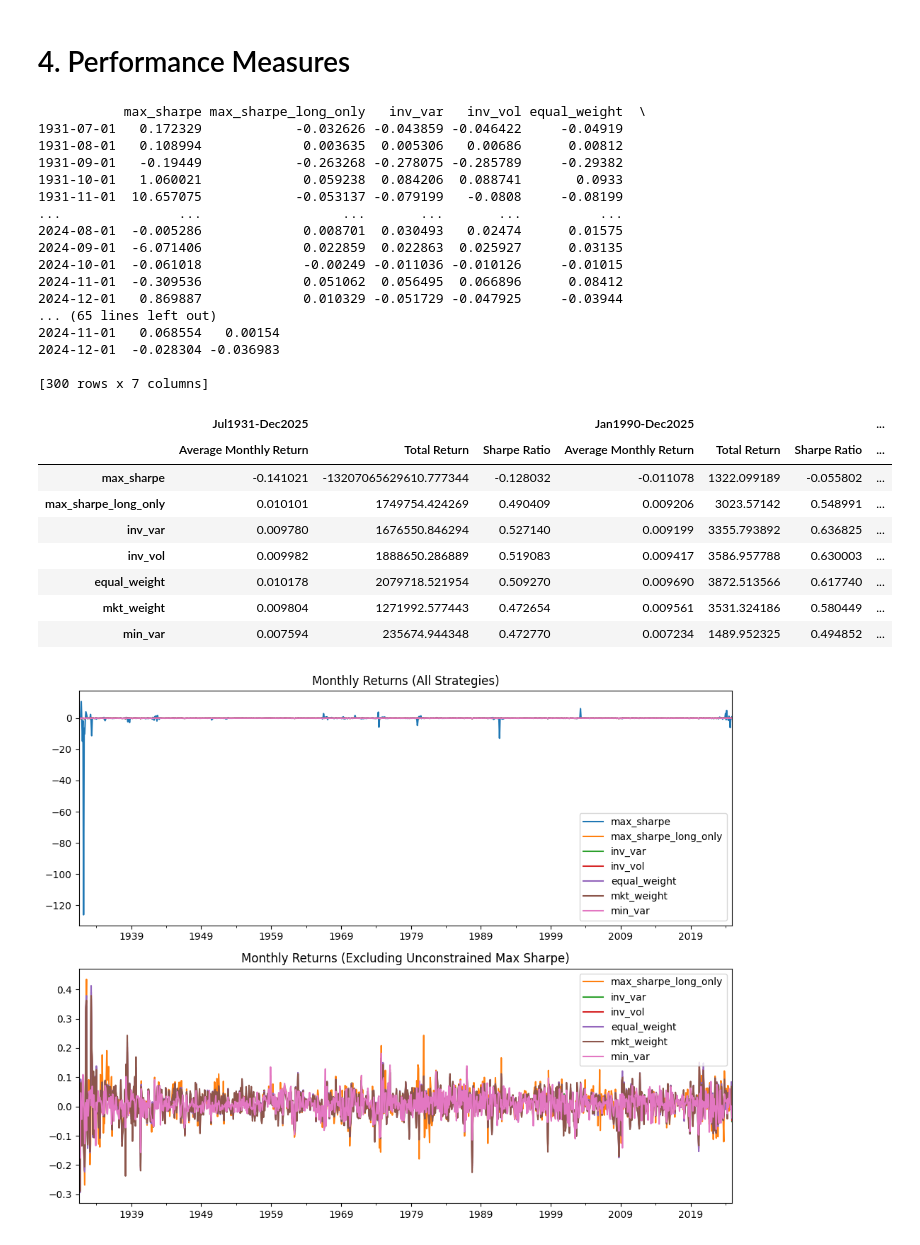
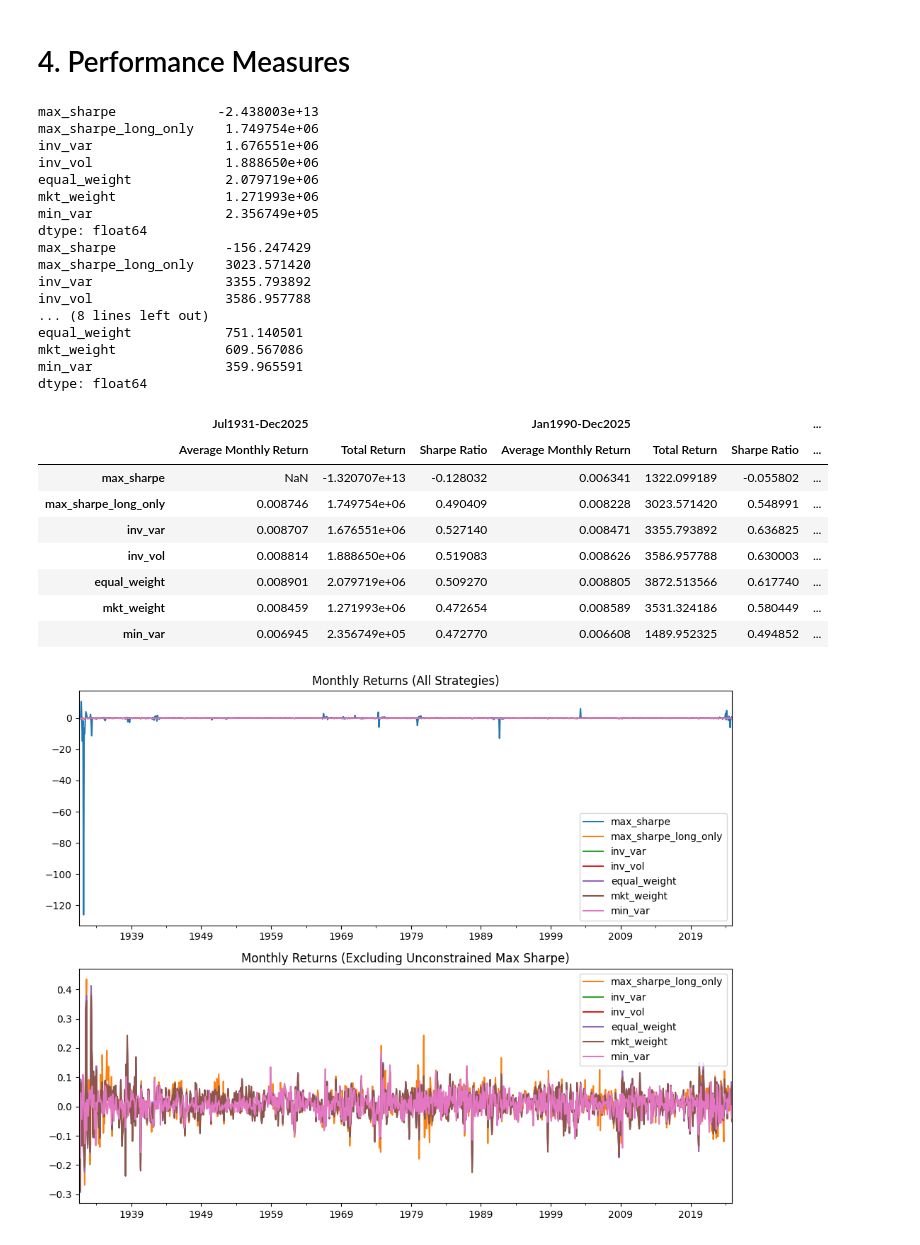
Before and after one commit to alessbressan/FINA60602A, a Jupyter notebook: project_2/Part_A.ipynb, the cells around one changed output. Saved outputs shown, nothing was run; the diff lists cells and outputs as text; code cells hidden in the pictures.

```diff
--- a/project_2/Part_A.ipynb
+++ b/project_2/Part_A.ipynb
@@ -166,7 +166,7 @@ def min_var(df: pd.DataFrame):
 # this includes the current month + 59 previous months, hence making a 60 month (5 year) lookback relative to the current month of returns
 lookback = 59
 
-backtest = pd.DataFrame(index = df.index, columns = ["max_sharpe", "max_sharpe_long_only", "inv_var", "inv_vol", "equal_weight", "mkt_weight", "min_var"])
+backtest = pd.DataFrame(index = df.index, columns = ["max_sharpe", "max_sharpe_long_only", "inv_var", "inv_vol", "equal_weight", "mkt_weight", "min_var"], dtype = "float")
 
 for i in tqdm(range(59, df.shape[0]-1)):
 
@@ -224,59 +216,67 @@ backtest
 # %%
 # periods of interest
 periods = {
     'Jul1931-Dec2025': ('1931-07-01', '2025-12-31'),
     'Jan1990-Dec2025': ('1990-01-01', '2025-12-31'),
     'Jan2000-Dec2025': ('2000-01-01', '2025-12-31')
 }
 
 performance_results = {}
 
+
 for period_label, (start_date, end_date) in periods.items():
+
     period_returns = backtest.loc[start_date:end_date]
-    print(period_returns)
+    total_return = ((1 + period_returns).prod() - 1) * 100
+    # print(period_returns)
+    net_worth = np.full(len(period_returns.columns), fill_value = 1, dtype="float")
+    for idx, rets in period_returns.iterrows():
+        net_worth = net_worth + abs(net_worth) * rets
+        # print(net_worth)
+
+    print((net_worth  - 1) * 100)
+
     avg_monthly = period_returns.mean()
-
-    total_return = ((1 + period_returns ).prod() - 1) * 100
-
+    avg_monthly = (1 + period_returns).prod()**(1.0/len(period_returns)) -1
     excess_returns = period_returns.subtract(rf.loc[start_date:end_date], axis=0)
     sharpe_ratio = (excess_returns.mean() / excess_returns.std()) * np.sqrt(12)
 
     performance_results[period_label] = pd.DataFrame({
         'Average Monthly Return': avg_monthly,
         'Total Return': total_return,
         'Sharpe Ratio': sharpe_ratio
     })
 
 combined_performance = pd.concat(performance_results, axis=1)
 
 combined_performance
 # %% [output]
-           max_sharpe max_sharpe_long_only   inv_var   inv_vol equal_weight  \
-1931-07-01   0.172329            -0.032626 -0.043859 -0.046422     -0.04919
-1931-08-01   0.108994             0.003635  0.005306   0.00686      0.00812
-1931-09-01   -0.19449            -0.263268 -0.278075 -0.285789     -0.29382
-1931-10-01   1.060021             0.059238  0.084206  0.088741       0.0933
-1931-11-01  10.657075            -0.053137 -0.079199   -0.0808     -0.08199
-...               ...                  ...       ...       ...          ...
-2024-08-01  -0.005286             0.008701  0.030493   0.02474      0.01575
-2024-09-01  -6.071406             0.022859  0.022863  0.025927      0.03135
-2024-10-01  -0.061018             -0.00249 -0.011036 -0.010126     -0.01015
-2024-11-01  -0.309536             0.051062  0.056495  0.066896      0.08412
-2024-12-01   0.869887             0.010329 -0.051729 -0.047925     -0.03944
-... (65 lines left out)
-2024-11-01   0.068554   0.00154
-2024-12-01  -0.028304 -0.036983
-
-[300 rows x 7 columns]
+max_sharpe             -2.438003e+13
+max_sharpe_long_only    1.749754e+06
+inv_var                 1.676551e+06
+inv_vol                 1.888650e+06
+equal_weight            2.079719e+06
+mkt_weight              1.271993e+06
+min_var                 2.356749e+05
+dtype: float64
+max_sharpe              -156.247429
+max_sharpe_long_only    3023.571420
+inv_var                 3355.793892
+inv_vol                 3586.957788
+... (8 lines left out)
+equal_weight            751.140501
+mkt_weight              609.567086
+min_var                 359.965591
+dtype: float64
 |  | Jul1931-Dec2025 |  |  | Jan1990-Dec2025 |  |  | ... |
 |  | Average Monthly Return | Total Return | Sharpe Ratio | Average Monthly Return | Total Return | Sharpe Ratio | ... |
-| max_sharpe | -0.141021 | -13207065629610.777344 | -0.128032 | -0.011078 | 1322.099189 | -0.055802 | ... |
-| max_sharpe_long_only | 0.010101 | 1749754.424269 | 0.490409 | 0.009206 | 3023.57142 | 0.548991 | ... |
-| inv_var | 0.009780 | 1676550.846294 | 0.527140 | 0.009199 | 3355.793892 | 0.636825 | ... |
-| inv_vol | 0.009982 | 1888650.286889 | 0.519083 | 0.009417 | 3586.957788 | 0.630003 | ... |
-| equal_weight | 0.010178 | 2079718.521954 | 0.509270 | 0.009690 | 3872.513566 | 0.617740 | ... |
-| mkt_weight | 0.009804 | 1271992.577443 | 0.472654 | 0.009561 | 3531.324186 | 0.580449 | ... |
-| min_var | 0.007594 | 235674.944348 | 0.472770 | 0.007234 | 1489.952325 | 0.494852 | ... |
+| max_sharpe | NaN | -1.320707e+13 | -0.128032 | 0.006341 | 1322.099189 | -0.055802 | ... |
+| max_sharpe_long_only | 0.008746 | 1.749754e+06 | 0.490409 | 0.008228 | 3023.571420 | 0.548991 | ... |
+| inv_var | 0.008707 | 1.676551e+06 | 0.527140 | 0.008471 | 3355.793892 | 0.636825 | ... |
+| inv_vol | 0.008814 | 1.888650e+06 | 0.519083 | 0.008626 | 3586.957788 | 0.630003 | ... |
+| equal_weight | 0.008901 | 2.079719e+06 | 0.509270 | 0.008805 | 3872.513566 | 0.617740 | ... |
+| mkt_weight | 0.008459 | 1.271993e+06 | 0.472654 | 0.008589 | 3531.324186 | 0.580449 | ... |
+| min_var | 0.006945 | 2.356749e+05 | 0.472770 | 0.006608 | 1489.952325 | 0.494852 | ... |
 # %%
 # plot monthly returns series
 fig, axes = plt.subplots(nrows=2, ncols=1, figsize=(10, 8))
```
Also changed, not shown: parts of 3 cells of this notebook, 1 other file.
